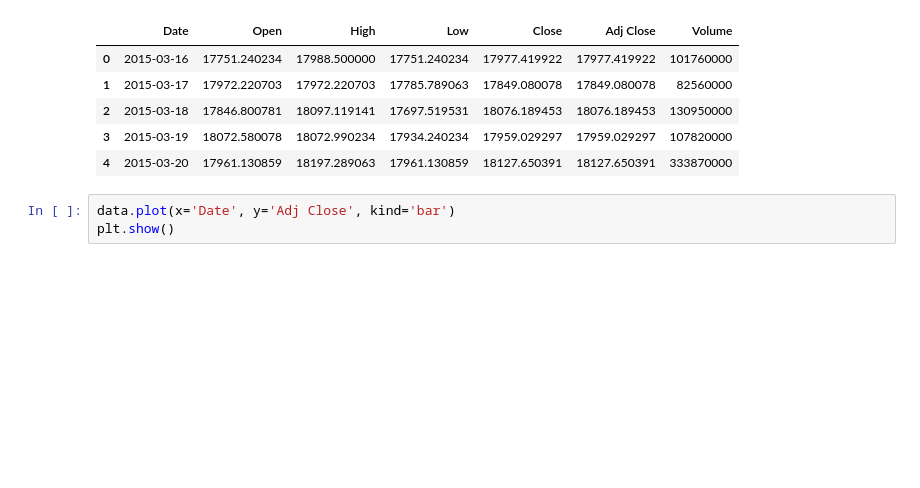
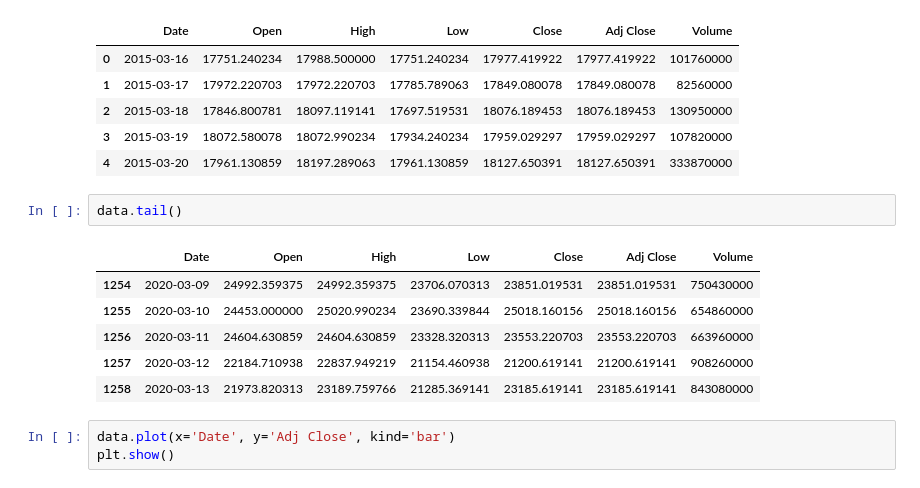
Before and after one commit to jimv3/dji, a Jupyter notebook: DJI Trend.ipynb, the cells around one changed output. Cells and saved outputs as stored; diff of their text form; blank space fills up the shorter version.

```diff
--- a/DJI Trend.ipynb
+++ b/DJI Trend.ipynb
@@ -11,6 +11,15 @@ data.head()
 | 2 | 2015-03-18 | 17846.800781 | 18097.119141 | 17697.519531 | 18076.189453 | 18076.189453 | 130950000 |
 | 3 | 2015-03-19 | 18072.580078 | 18072.990234 | 17934.240234 | 17959.029297 | 17959.029297 | 107820000 |
 | 4 | 2015-03-20 | 17961.130859 | 18197.289063 | 17961.130859 | 18127.650391 | 18127.650391 | 333870000 |
+# %%
+data.tail()
+# %% [output]
+|  | Date | Open | High | Low | Close | Adj Close | Volume |
+| 1254 | 2020-03-09 | 24992.359375 | 24992.359375 | 23706.070313 | 23851.019531 | 23851.019531 | 750430000 |
+| 1255 | 2020-03-10 | 24453.000000 | 25020.990234 | 23690.339844 | 25018.160156 | 25018.160156 | 654860000 |
+| 1256 | 2020-03-11 | 24604.630859 | 24604.630859 | 23328.320313 | 23553.220703 | 23553.220703 | 663960000 |
+| 1257 | 2020-03-12 | 22184.710938 | 22837.949219 | 21154.460938 | 21200.619141 | 21200.619141 | 908260000 |
+| 1258 | 2020-03-13 | 21973.820313 | 23189.759766 | 21285.369141 | 23185.619141 | 23185.619141 | 843080000 |
 # %%
 data.plot(x='Date', y='Adj Close', kind='bar')
 plt.show()
```
Also changed, not shown: parts of 4 cells of this notebook.
